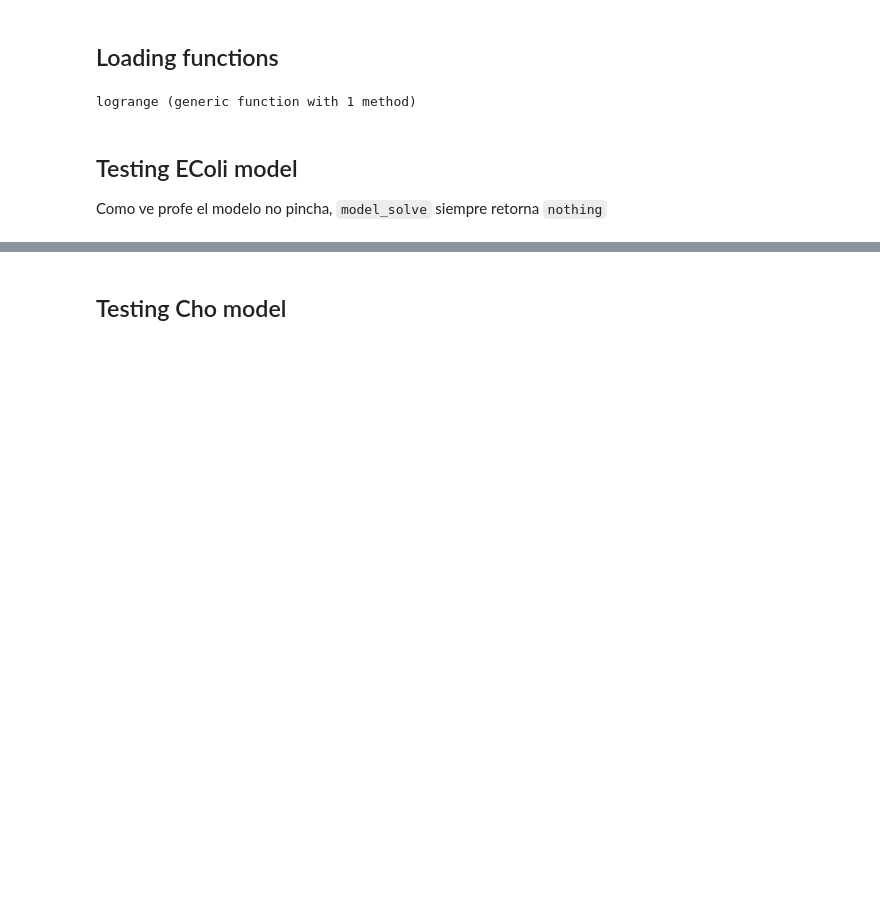
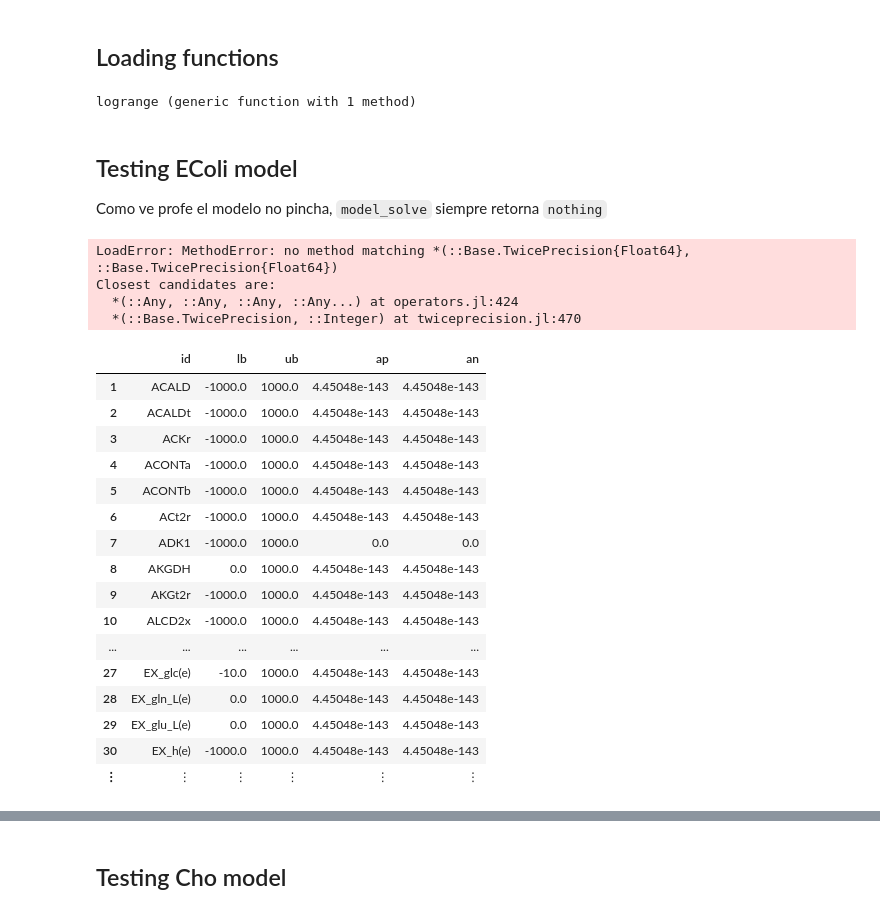
Before and after one commit to josePereiro/Chemostat.jl, a Jupyter notebook: jupyter/TestField.ipynb, the cells around one changed output, grey strips where cells are left out. Saved outputs shown, nothing was run; the diff lists cells and outputs as text; code cells hidden in the pictures; blank space fills up the shorter version.

Commit message:
EColi v2 working with cossios code, first baby steps.

````diff
--- a/jupyter/TestField.ipynb
+++ b/jupyter/TestField.ipynb
@@ -64,3 +68,11 @@ logrange (generic function with 1 method)
 # %% [markdown]
 ## Testing EColi model
 Como ve profe el modelo no pincha, ```model_solve``` siempre retorna ```nothing```
+# %%
+S_ecoli, mets_ecoli, rxns_ecoli = load_ecoli();
+println("S $(size(S_ecoli)), mets $(size(mets_ecoli)) rxns $(size(rxns_ecoli))");
+# %% [output]
+LoadError: MethodError: no method matching *(::Base.TwicePrecision{Float64}, ::Base.TwicePrecision{Float64})
+Closest candidates are:
+  *(::Any, ::Any, ::Any, ::Any...) at operators.jl:424
+  *(::Base.TwicePrecision, ::Integer) at twiceprecision.jl:470
@@ -66,0 +85,20 @@
+# %%
+rxns_ecoli
+# %% [output]
+|  | id | lb | ub | ap | an |
+| 1 | ACALD | -1000.0 | 1000.0 | 4.45048e-143 | 4.45048e-143 |
+| 2 | ACALDt | -1000.0 | 1000.0 | 4.45048e-143 | 4.45048e-143 |
+| 3 | ACKr | -1000.0 | 1000.0 | 4.45048e-143 | 4.45048e-143 |
+| 4 | ACONTa | -1000.0 | 1000.0 | 4.45048e-143 | 4.45048e-143 |
+| 5 | ACONTb | -1000.0 | 1000.0 | 4.45048e-143 | 4.45048e-143 |
+| 6 | ACt2r | -1000.0 | 1000.0 | 4.45048e-143 | 4.45048e-143 |
+| 7 | ADK1 | -1000.0 | 1000.0 | 0.0 | 0.0 |
+| 8 | AKGDH | 0.0 | 1000.0 | 4.45048e-143 | 4.45048e-143 |
+| 9 | AKGt2r | -1000.0 | 1000.0 | 4.45048e-143 | 4.45048e-143 |
+| 10 | ALCD2x | -1000.0 | 1000.0 | 4.45048e-143 | 4.45048e-143 |
+| ... | ... | ... | ... | ... | ... |
+| 27 | EX_glc(e) | -10.0 | 1000.0 | 4.45048e-143 | 4.45048e-143 |
+| 28 | EX_gln_L(e) | 0.0 | 1000.0 | 4.45048e-143 | 4.45048e-143 |
+| 29 | EX_glu_L(e) | 0.0 | 1000.0 | 4.45048e-143 | 4.45048e-143 |
+| 30 | EX_h(e) | -1000.0 | 1000.0 | 4.45048e-143 | 4.45048e-143 |
+| ⋮ | ⋮ | ⋮ | ⋮ | ⋮ | ⋮ |
````
Also changed, not shown: parts of 11 cells of this notebook, 19 other files.
